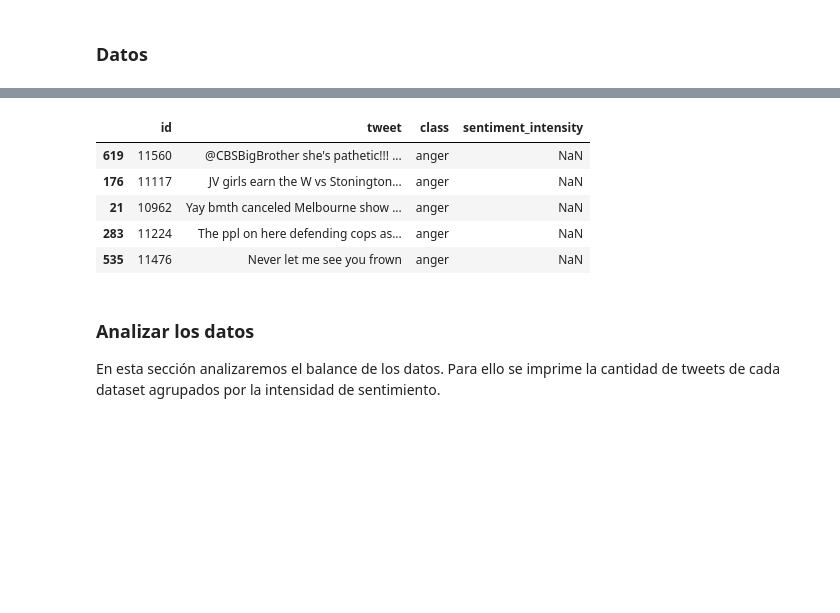
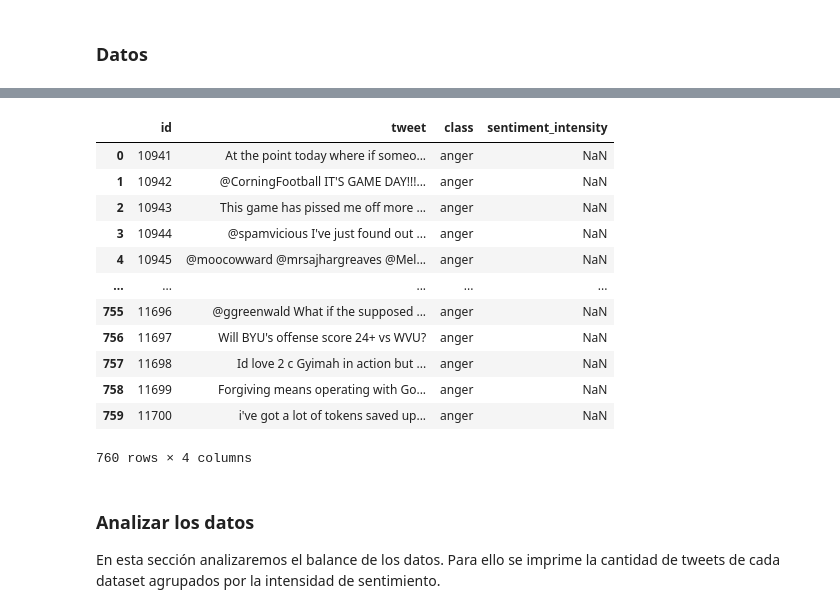
Before and after one commit to Nicolas-Francisco/Natural_Language_Processing, a Jupyter notebook: Assignments/Assignment_1.ipynb, the cells around one changed output, grey strips where cells are left out. Cells and saved outputs as stored; diff of their text form; code cells hidden in the pictures; blank space fills up the shorter version.

```diff
--- a/Assignments/Assignment_1.ipynb
+++ b/Assignments/Assignment_1.ipynb
@@ -235,13 +271,20 @@ train['anger'].sample(5)
 # %%
 # Ejemplo de algunas filas aleatorias del dataset no etiquetado
-target['anger'].sample(5)
+target['anger']
 # %% [output]
 |  | id | tweet | class | sentiment_intensity |
-| 619 | 11560 | @CBSBigBrother she's pathetic!!! ... | anger | NaN |
-| 176 | 11117 | JV girls earn the W vs Stonington... | anger | NaN |
-| 21 | 10962 | Yay bmth canceled Melbourne show ... | anger | NaN |
-| 283 | 11224 | The ppl on here defending cops as... | anger | NaN |
-| 535 | 11476 | Never let me see you frown | anger | NaN |
+| 0 | 10941 | At the point today where if someo... | anger | NaN |
+| 1 | 10942 | @CorningFootball IT'S GAME DAY!!!... | anger | NaN |
+| 2 | 10943 | This game has pissed me off more ... | anger | NaN |
+| 3 | 10944 | @spamvicious I've just found out ... | anger | NaN |
+| 4 | 10945 | @moocowward @mrsajhargreaves @Mel... | anger | NaN |
+| ... | ... | ... | ... | ... |
+| 755 | 11696 | @ggreenwald What if the supposed ... | anger | NaN |
+| 756 | 11697 | Will BYU's offense score 24+ vs WVU? | anger | NaN |
+| 757 | 11698 | Id love 2 c Gyimah in action but ... | anger | NaN |
+| 758 | 11699 | Forgiving means operating with Go... | anger | NaN |
+| 759 | 11700 | i've got a lot of tokens saved up... | anger | NaN |
+760 rows × 4 columns
 # %% [markdown]
 ### Analizar los datos
 
```
Also changed, not shown: parts of 12 cells of this notebook.
